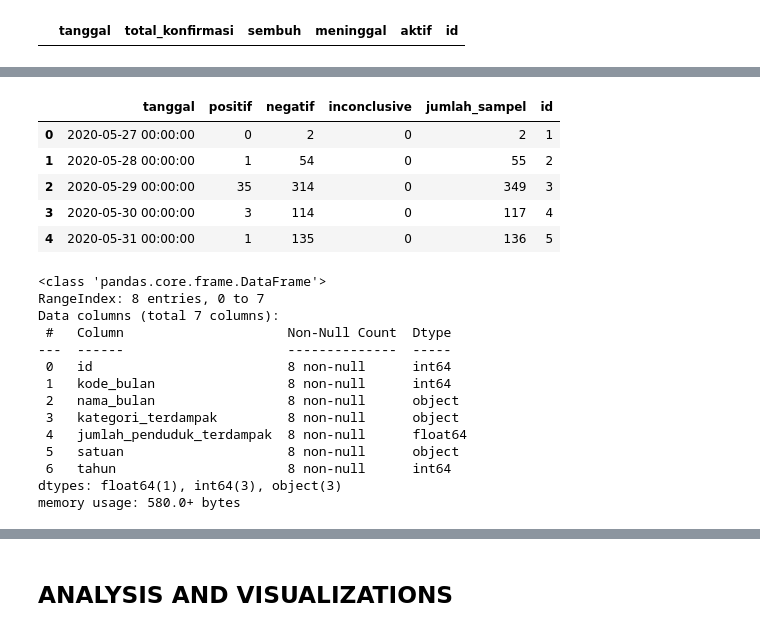
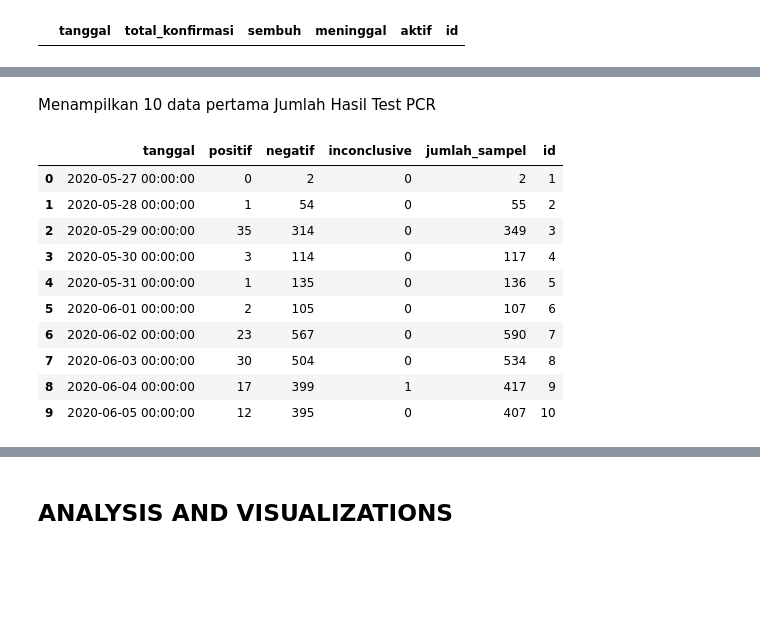
Before and after one commit to DatBoiSUS-Baka/EDA-Covid-19, a Jupyter notebook: Covid-19.ipynb, the cells around one changed output, grey strips where cells are left out. Drawn from its saved outputs; the diff is of its cells as text; code cells hidden in the pictures; blank space fills up the shorter version.

```diff
--- a/Covid-19.ipynb
+++ b/Covid-19.ipynb
@@ -103,27 +109,16 @@ memory usage: 59.1+ KB
+# %% [markdown]
+Menampilkan 10 data pertama Jumlah Hasil Test PCR
 # %%
-pcr.head()
+pcr.head(10)
 # %% [output]
 |  | tanggal | positif | negatif | inconclusive | jumlah_sampel | id |
 | 0 | 2020-05-27 00:00:00 | 0 | 2 | 0 | 2 | 1 |
 | 1 | 2020-05-28 00:00:00 | 1 | 54 | 0 | 55 | 2 |
 | 2 | 2020-05-29 00:00:00 | 35 | 314 | 0 | 349 | 3 |
 | 3 | 2020-05-30 00:00:00 | 3 | 114 | 0 | 117 | 4 |
 | 4 | 2020-05-31 00:00:00 | 1 | 135 | 0 | 136 | 5 |
+| 5 | 2020-06-01 00:00:00 | 2 | 105 | 0 | 107 | 6 |
+| 6 | 2020-06-02 00:00:00 | 23 | 567 | 0 | 590 | 7 |
+| 7 | 2020-06-03 00:00:00 | 30 | 504 | 0 | 534 | 8 |
+| 8 | 2020-06-04 00:00:00 | 17 | 399 | 1 | 417 | 9 |
+| 9 | 2020-06-05 00:00:00 | 12 | 395 | 0 | 407 | 10 |
-# %%
-# Jumlah Penduduk Usia Kerja Terdampak Covid-19
-puk.info()
-# %% [output]
-<class 'pandas.core.frame.DataFrame'>
-RangeIndex: 8 entries, 0 to 7
-Data columns (total 7 columns):
- #   Column                     Non-Null Count  Dtype
----  ------                     --------------  -----
- 0   id                         8 non-null      int64
- 1   kode_bulan                 8 non-null      int64
- 2   nama_bulan                 8 non-null      object
- 3   kategori_terdampak         8 non-null      object
- 4   jumlah_penduduk_terdampak  8 non-null      float64
- 5   satuan                     8 non-null      object
- 6   tahun                      8 non-null      int64
-dtypes: float64(1), int64(3), object(3)
-memory usage: 580.0+ bytes
```
Also changed, not shown: parts of 36 cells of this notebook.
